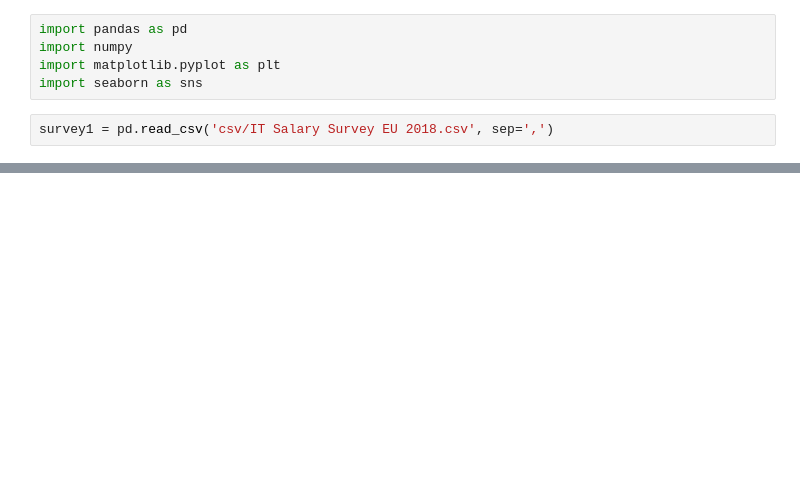
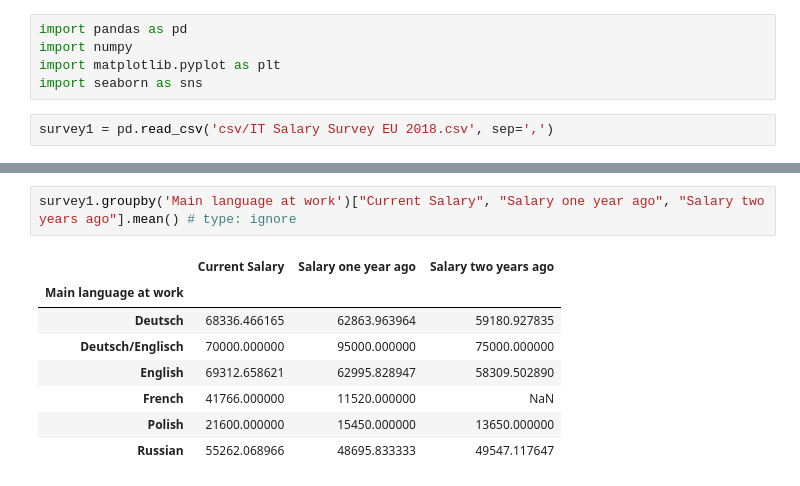
Before and after one commit to whoisorioki/data-career_bootcamp, a Jupyter notebook: Week 1/Salary Survey/analysis1.ipynb, the cells around one changed output, grey strips where cells are left out. Saved outputs shown, nothing was run; the diff lists cells and outputs as text; blank space fills up the shorter version.

```diff
--- a/Week 1/Salary Survey/analysis1.ipynb
+++ b/Week 1/Salary Survey/analysis1.ipynb
@@ -18,3 +135,14 @@ survey1.corr()
+# %%
+survey1.groupby('Main language at work')["Current Salary", "Salary one year ago", "Salary two years ago"].mean() # type: ignore
+# %% [output]
+|  | Current Salary | Salary one year ago | Salary two years ago |
+| Main language at work |  |  |  |
+| Deutsch | 68336.466165 | 62863.963964 | 59180.927835 |
+| Deutsch/Englisch | 70000.000000 | 95000.000000 | 75000.000000 |
+| English | 69312.658621 | 62995.828947 | 58309.502890 |
+| French | 41766.000000 | 11520.000000 | NaN |
+| Polish | 21600.000000 | 15450.000000 | 13650.000000 |
+| Russian | 55262.068966 | 48695.833333 | 49547.117647 |
 # %%
 plt.hist(survey1['Current Salary'], bins=25)
 plt.xlabel('Current Salary')
```
Also changed, not shown: parts of 13 cells of this notebook.
